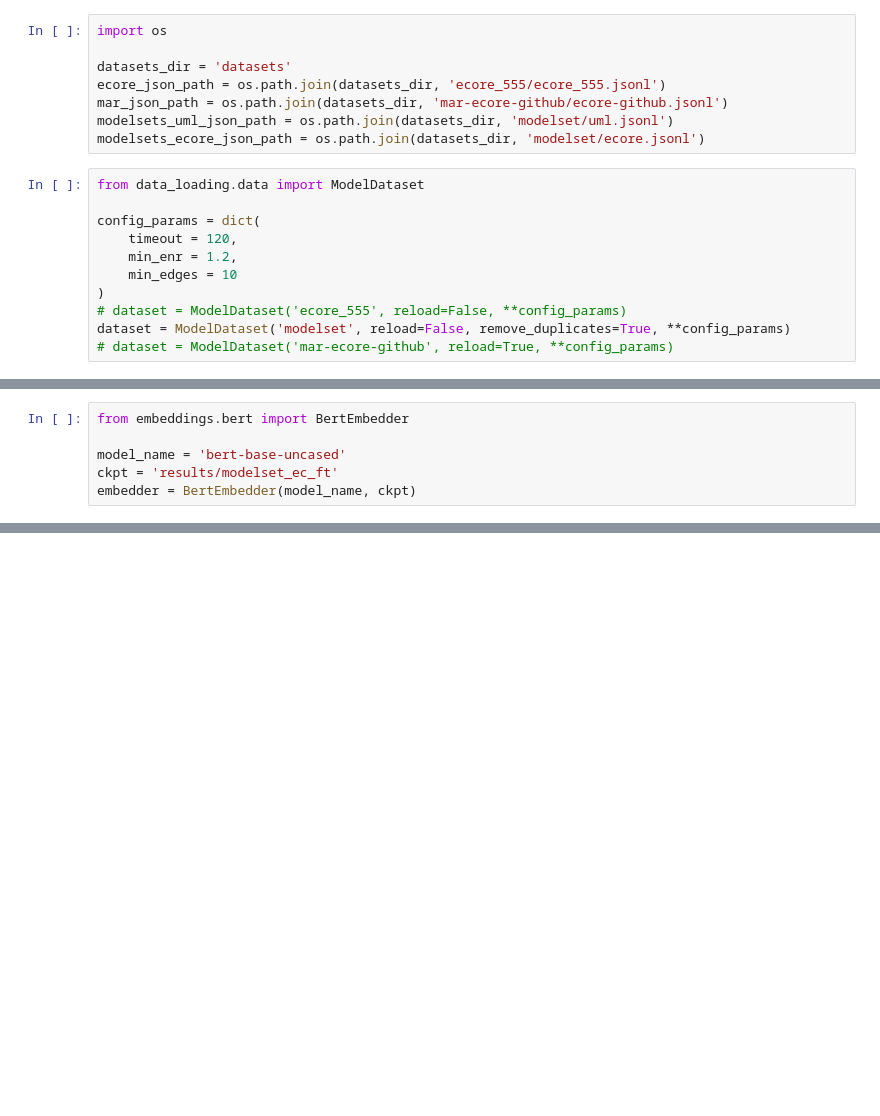
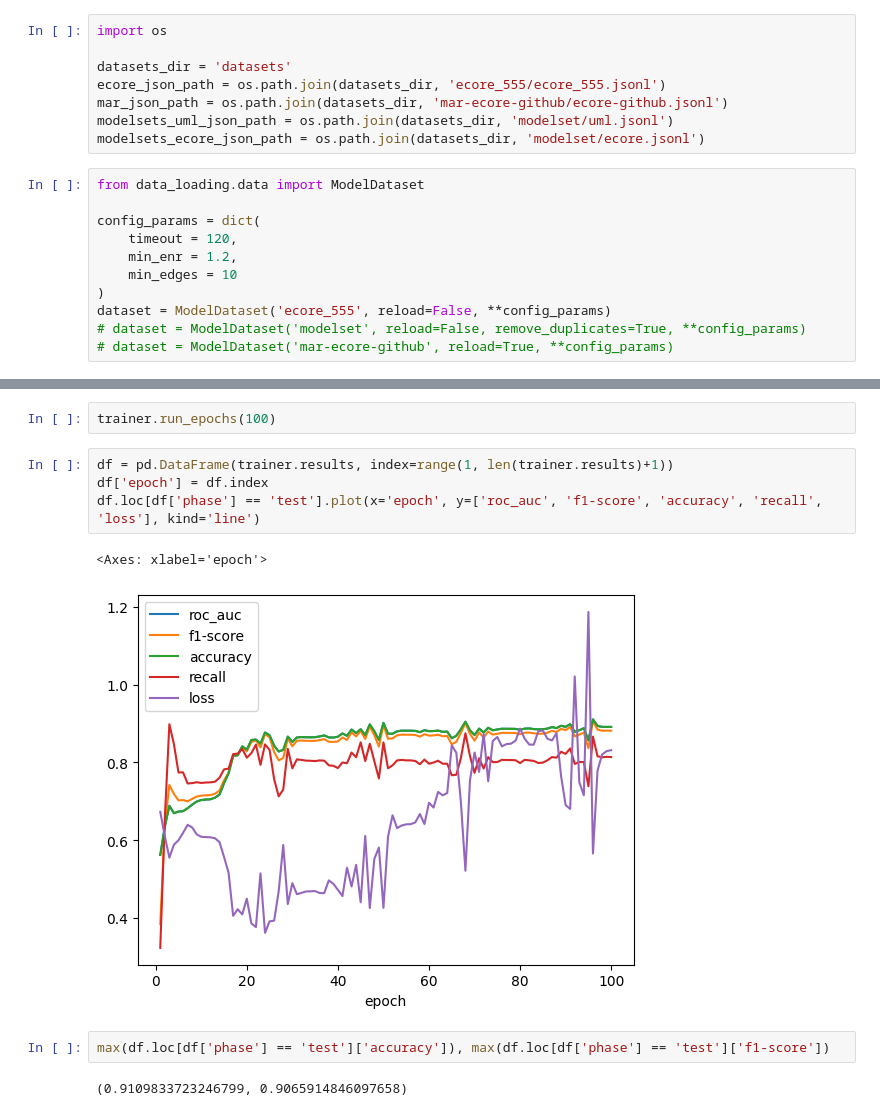
Before and after one commit to junaidiiith/glam4cm, a Jupyter notebook: gnn_classification.ipynb, the cells around one changed output, grey strips where cells are left out. Drawn from its saved outputs; the diff is of its cells as text; blank space fills up the shorter version.

```diff
--- a/gnn_classification.ipynb
+++ b/gnn_classification.ipynb
@@ -26,7 +26,7 @@ config_params = dict(
     min_enr = 1.2,
     min_edges = 10
 )
-# dataset = ModelDataset('ecore_555', reload=False, **config_params)
-dataset = ModelDataset('modelset', reload=False, remove_duplicates=True, **config_params)
+dataset = ModelDataset('ecore_555', reload=False, **config_params)
+# dataset = ModelDataset('modelset', reload=False, remove_duplicates=True, **config_params)
 # dataset = ModelDataset('mar-ecore-github', reload=True, **config_params)
 # %% [output]
@@ -72,6 +53,0 @@ Embeddings not found. Generating...
-# %%
-from embeddings.bert import BertEmbedder
-
-model_name = 'bert-base-uncased'
-ckpt = 'results/modelset_ec_ft'
-embedder = BertEmbedder(model_name, ckpt)
@@ -130,0 +499,13 @@ lp_trainer.train_epochs(100)
+# %%
+trainer.run_epochs(100)
+# %%
+df = pd.DataFrame(trainer.results, index=range(1, len(trainer.results)+1))
+df['epoch'] = df.index
+df.loc[df['phase'] == 'test'].plot(x='epoch', y=['roc_auc', 'f1-score', 'accuracy', 'recall', 'loss'], kind='line')
+# %% [output]
+<Axes: xlabel='epoch'>
+[figure, added]
+# %%
+max(df.loc[df['phase'] == 'test']['accuracy']), max(df.loc[df['phase'] == 'test']['f1-score'])
+# %% [output]
+(0.9109833723246799, 0.9065914846097658)
```
Also changed, not shown: parts of 8 cells of this notebook, 16 other files.
